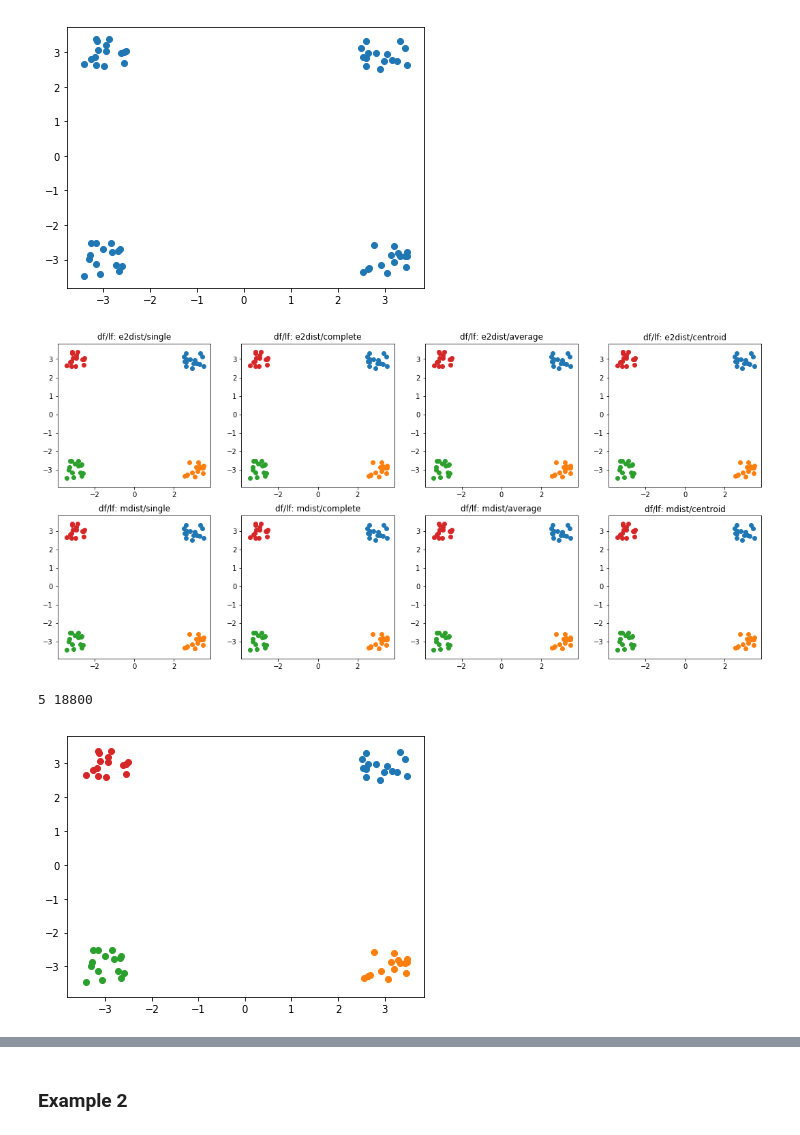
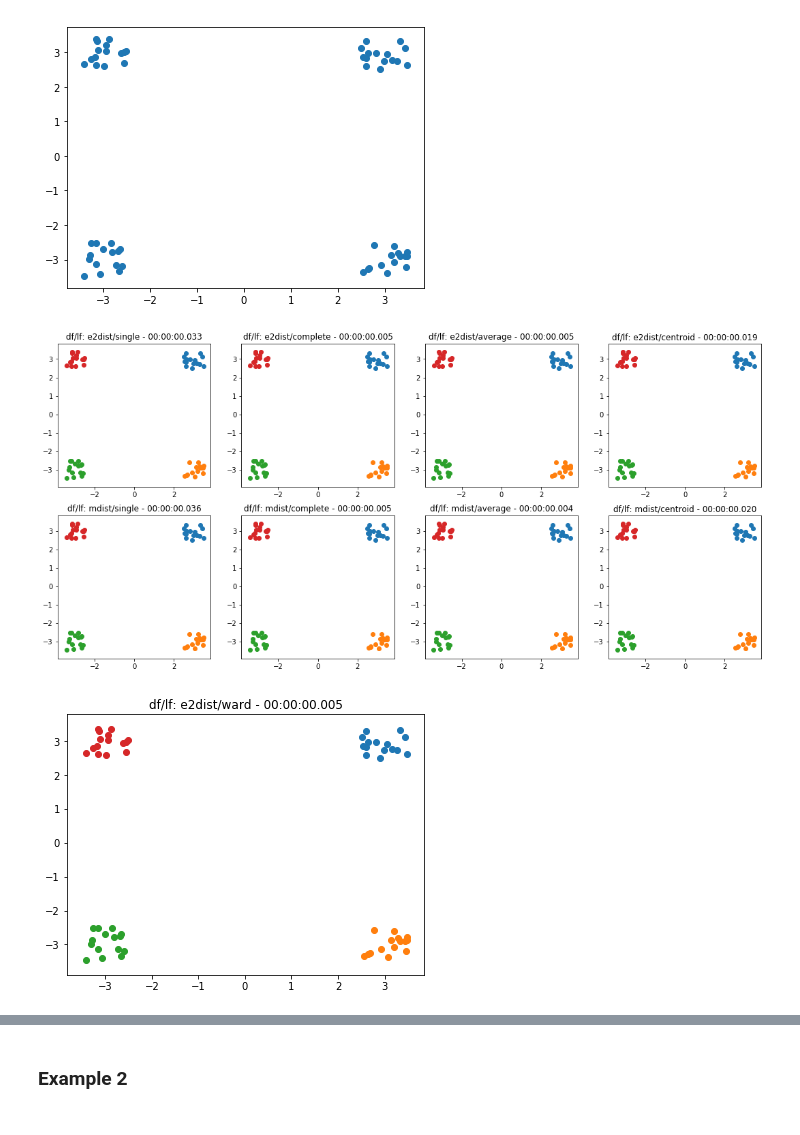
Before and after one commit to Anhmike/clustering, a Jupyter notebook: tmp/clustering.ipynb, the cells around one changed output, grey strips where cells are left out. Saved outputs shown, nothing was run; the diff lists cells and outputs as text; code cells hidden in the pictures.

Commit message:
single plotting function

```diff
--- a/tmp/clustering.ipynb
+++ b/tmp/clustering.ipynb
@@ -55,16 +42,18 @@ plt[`:show][];
 [figure]
 # %%
 /single, complete, average, centroid with euclidean squared and manhattan distances
-plothc[d1;4;cross[`e2dist`mdist;-1_key .clust.kd.i.ld]]
+plot[d1;4;cross[`e2dist`mdist;-1_key .clust.kd.i.ld]]
 # %% [output]
-[figure, old version]
+[figure, new version]
 # %%
 /ward - only works with euclidean distances
-\ts r1:.clust.hc[d1;4;`e2dist;`ward]
+s:.z.t;
+r1:.clust.hc[d1;4;`e2dist;`ward]
+t:.z.t-s;
 {plt[`:scatter][;]. flip x}each exec pts by clt from r1;
+plt[`:title]"df/lf: e2dist/ward - ",string t;
 plt[`:show][];
 # %% [output]
-5 18800
-[figure, old version]
+[figure, new version]
 # %%
 /cure - with and without C code, using euclidean squared and manhattan distances
```
Also changed, not shown: parts of 17 cells of this notebook.
